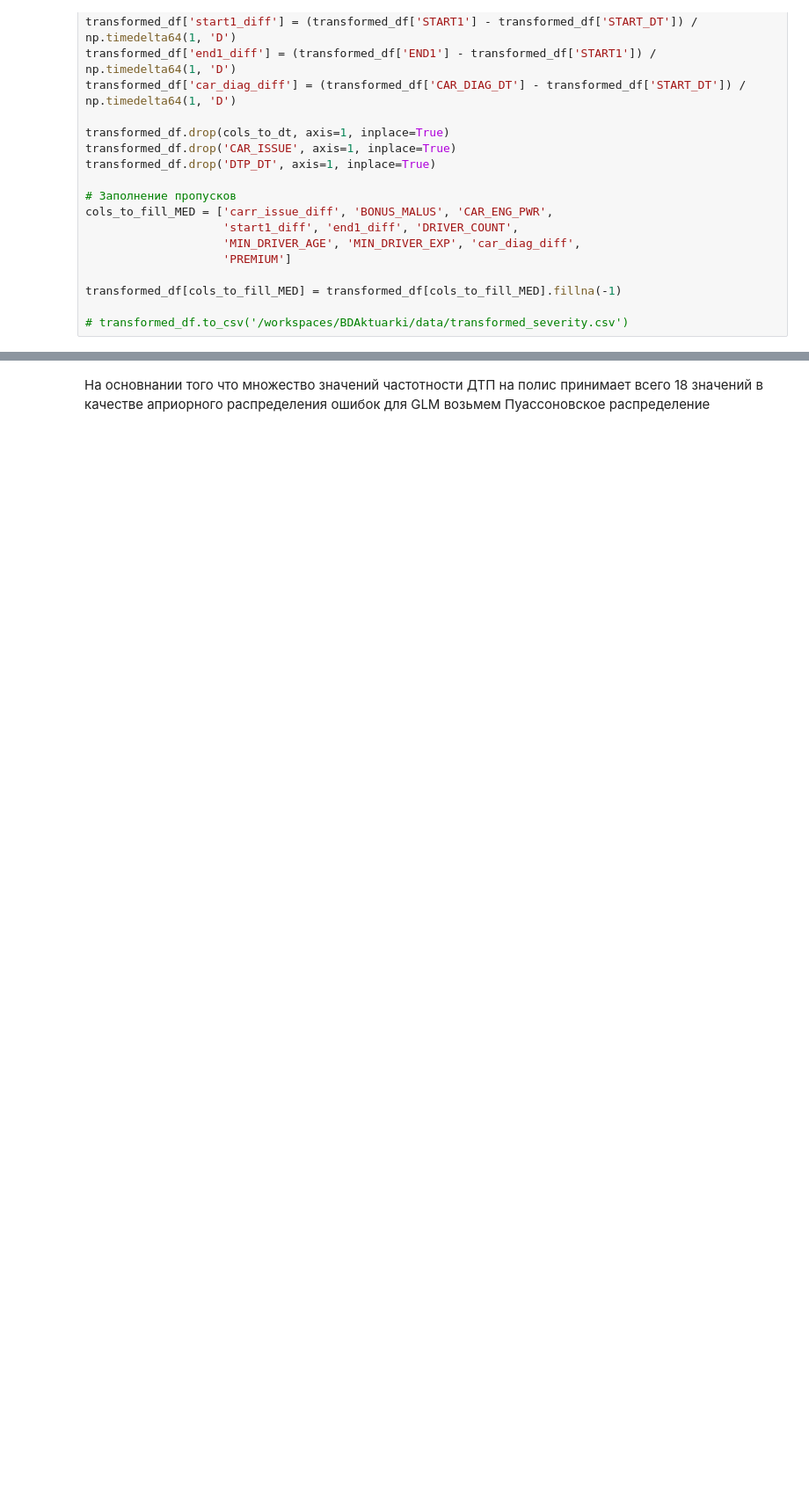
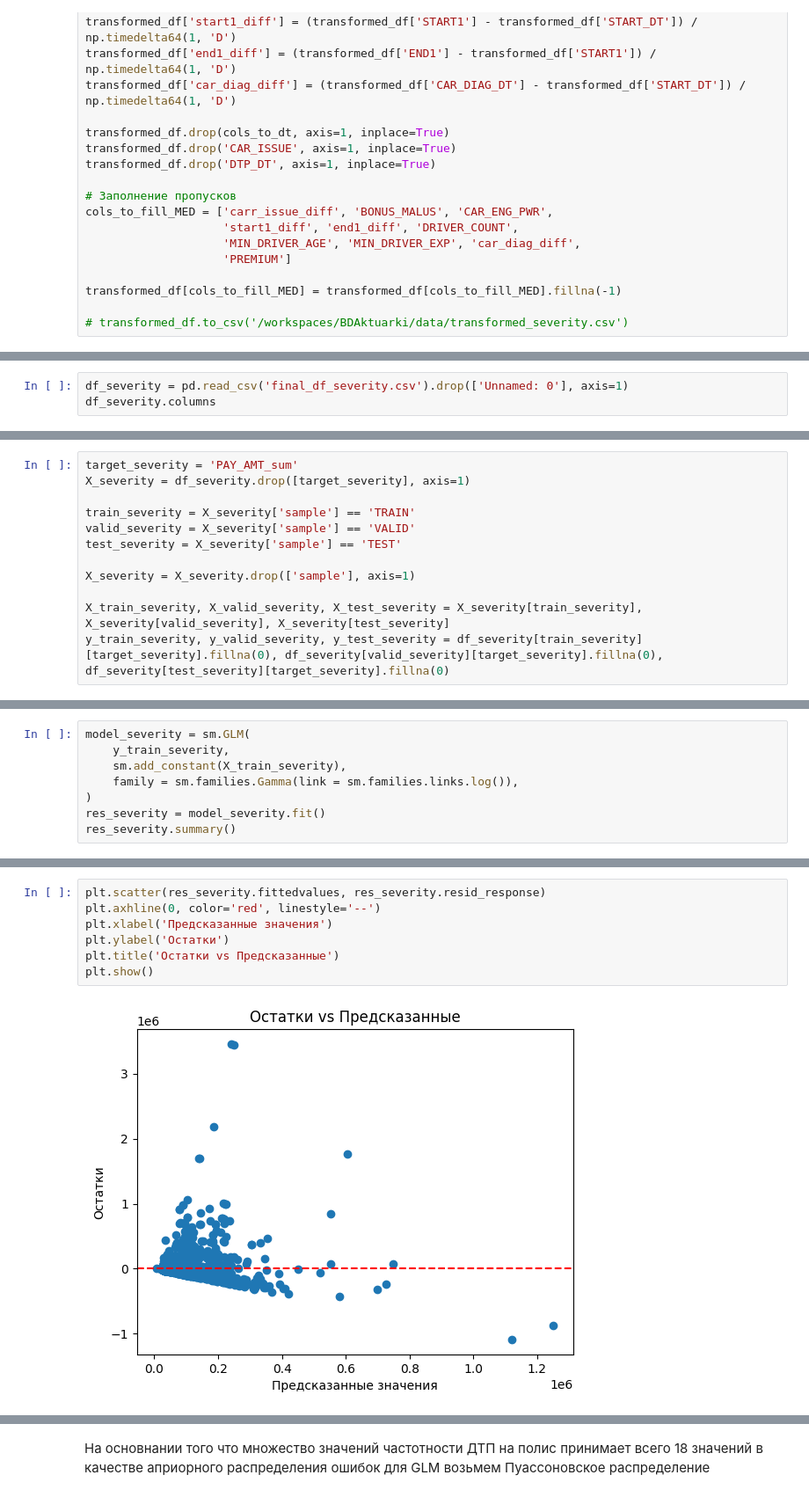
Before and after one commit to antroped/BDAktuarki, a Jupyter notebook: 167.ipynb, the cells around one changed output, grey strips where cells are left out. Shown at 88% size. Cells and saved outputs as stored; diff of their text form; blank space fills up the shorter version.

```diff
--- a/167.ipynb
+++ b/167.ipynb
@@ -731,0 +723,3 @@ tot_pay_train, tot_pay_valid, tot_pay_test = df[train]['TOTAL_PAY_AMT'], df[vali
+# %%
+df_severity = pd.read_csv('final_df_severity.csv').drop(['Unnamed: 0'], axis=1)
+df_severity.columns
@@ -731,0 +737,12 @@ tot_pay_train, tot_pay_valid, tot_pay_test = df[train]['TOTAL_PAY_AMT'], df[vali
+# %%
+target_severity = 'PAY_AMT_sum'
+X_severity = df_severity.drop([target_severity], axis=1)
+
+train_severity = X_severity['sample'] == 'TRAIN'
+valid_severity = X_severity['sample'] == 'VALID'
+test_severity = X_severity['sample'] == 'TEST'
+
+X_severity = X_severity.drop(['sample'], axis=1)
+
+X_train_severity, X_valid_severity, X_test_severity = X_severity[train_severity], X_severity[valid_severity], X_severity[test_severity]
+y_train_severity, y_valid_severity, y_test_severity = df_severity[train_severity][target_severity].fillna(0), df_severity[valid_severity][target_severity].fillna(0), df_severity[test_severity][target_severity].fillna(0)
@@ -731,0 +753,8 @@ tot_pay_train, tot_pay_valid, tot_pay_test = df[train]['TOTAL_PAY_AMT'], df[vali
+# %%
+model_severity = sm.GLM(
+    y_train_severity,
+    sm.add_constant(X_train_severity),
+    family = sm.families.Gamma(link = sm.families.links.log()),
+)
+res_severity = model_severity.fit()
+res_severity.summary()
@@ -731,0 +788,9 @@ tot_pay_train, tot_pay_valid, tot_pay_test = df[train]['TOTAL_PAY_AMT'], df[vali
+# %%
+plt.scatter(res_severity.fittedvalues, res_severity.resid_response)
+plt.axhline(0, color='red', linestyle='--')
+plt.xlabel('Предсказанные значения')
+plt.ylabel('Остатки')
+plt.title('Остатки vs Предсказанные')
+plt.show()
+# %% [output]
+[figure, added]
```
Also changed, not shown: parts of 30 cells of this notebook.
